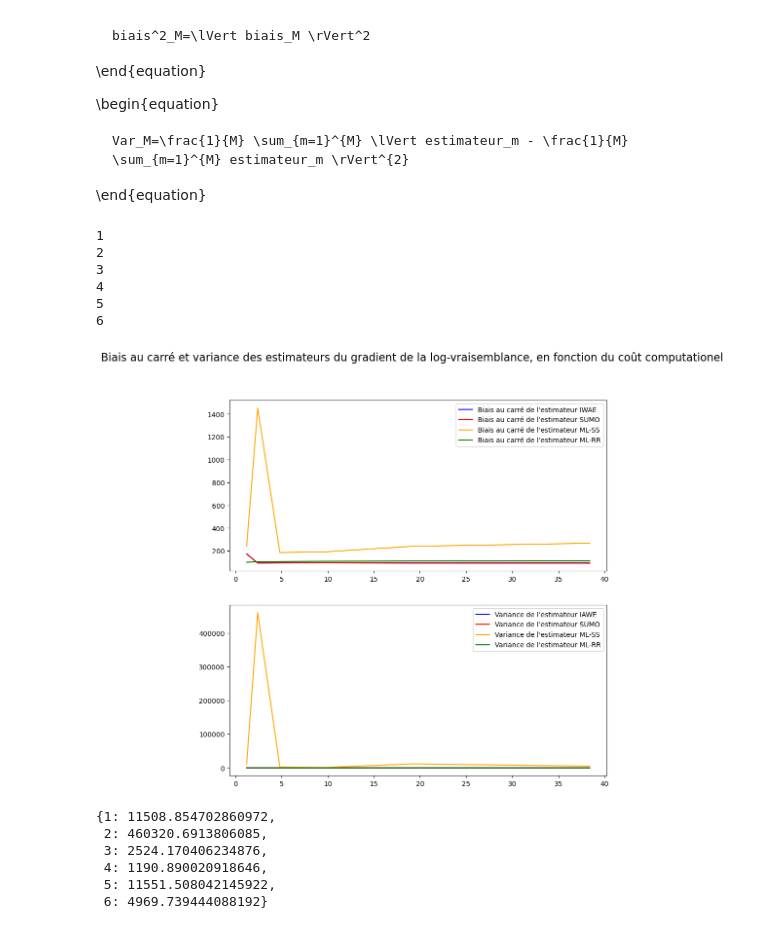
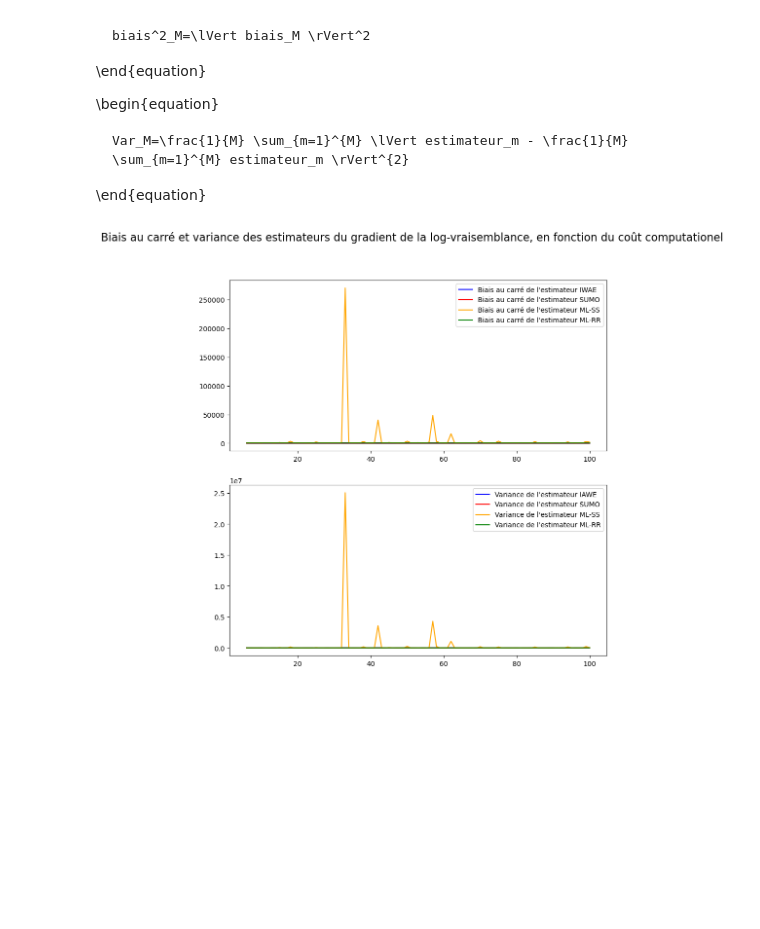
Before and after one commit to yanisrem/Simulation_and_Monte_Carlo_methods_project, a Jupyter notebook: main.ipynb, the cells around one changed output. Cells and saved outputs as stored; diff of their text form; code cells hidden in the pictures; blank space fills up the shorter version.

Commit message:
tentative amélioration gradient ML-SS

```diff
--- a/main.ipynb
+++ b/main.ipynb
@@ -14,7 +14,10 @@ On tire $\mathbf{x}$ et $\theta$ au hasard dans $\mathbb{R}^{20}$ et on fixe les
 np.random.seed(8878)
 
 theta=simulate_gaussian_vector(mu=np.array([0]*20), sigma=np.identity(20))
-x=simulate_gaussian_vector(mu=theta, sigma=2*np.identity(20))
+z=simulate_gaussian_vector(mu=theta, sigma=np.identity(20))
+x=simulate_gaussian_vector(mu=z, sigma=np.identity(20)) #on sait simuler x|z
+
+#x=simulate_gaussian_vector(mu=theta, sigma=2*np.identity(20))
 
 A_optimal=np.matrix(np.identity(20))*0.5
 b_optimal=theta/2
@@ -156,8 +138,8 @@ def procedure_MC_logvraisemblance(M, L, x, theta, A, b):
 # %%
 np.random.seed(123)
 
-biais_IWAE_M, biais_SUMO_M, biais_SS_M, biais_RR_M, var_IWAE_M, var_SUMO_M, var_SS_M, var_RR_M = procedure_MC_logvraisemblance(M=1000,
-                                                                                                                               L=6,
+biais_IWAE_M, biais_SUMO_M, biais_SS_M, biais_RR_M, var_IWAE_M, var_SUMO_M, var_SS_M, var_RR_M = procedure_MC_logvraisemblance(M=100,
+                                                                                                                               K_max=100,
                                                                                                                                x=x,
                                                                                                                                theta=theta,
                                                                                                                                A=A,
@@ -261,7 +234,7 @@ Le gradient de la log-vraisemblance ainsi que les différents estimateurs associ
 
 \end{equation}
 # %%
-def procedure_MC_gradientlogvraisemblance(M, L, x, theta, A, b):
+def procedure_MC_gradientlogvraisemblance(M, x, theta, A, b, K_max=384):
 
     biais_IWAE_M={}
     biais_SUMO_M={}
@@ -273,9 +246,8 @@ def procedure_MC_gradientlogvraisemblance(M, L, x, theta, A, b):
     var_SS_M={}
     var_RR_M={}
 
-    l=1
-    while l<=L:
-        print(l)
+    l=6
+    while l<=K_max:
         m=1
         estimations_IWAE_M_l=np.array([])
         estimations_SUMO_M_l=np.array([])
@@ -285,9 +257,9 @@ def procedure_MC_gradientlogvraisemblance(M, L, x, theta, A, b):
 
         while m<=M:
             gradient_log_vraisemblance_estim_IWAE=importance_sampling_gradientlogvraisemblance(k=l, theta=theta, A=A, b=b, x=x)
-            gradient_log_vraisemblance_estim_SUMO=estimateur_SUMO_gradientlogvraisemblance(theta=theta, A=A, b=b, x=x, r=0.6, l=l)
-            gradient_log_vraisemblance_estim_SS=estimateur_ML_SS_gradientlogvraisemblance(theta=theta, A=A, b=b, x=x, r=0.6, l=l)
-            gradient_log_vraisemblance_estim_RR=estimateur_ML_RR_gradientlogvraisemblance(theta=theta, A=A, b=b, x=x, r=0.6, l=l)
+            gradient_log_vraisemblance_estim_SUMO=estimateur_SUMO_gradientlogvraisemblance(theta=theta, A=A, b=b, x=x, r=0.6, k_max=l)
+            gradient_log_vraisemblance_estim_SS=estimateur_ML_SS_gradientlogvraisemblance(theta=theta, A=A, b=b, x=x, r=0.6, k_max=l)
+            gradient_log_vraisemblance_estim_RR=estimateur_ML_RR_gradientlogvraisemblance(theta=theta, A=A, b=b, x=x, r=0.6, k_max=l)
 
             if m==1:
                 estimations_IWAE_M_l= np.append(estimations_IWAE_M_l, gradient_log_vraisemblance_estim_IWAE)
@@ -407,19 +305,12 @@ def procedure_MC_gradientlogvraisemblance(M, L, x, theta, A, b):
 # %%
 np.random.seed(123)
 
-biais_IWAE_M_gradient, biais_SUMO_M_gradient, biais_SS_M_gradient, biais_RR_M_gradient, var_IWAE_M_gradient, var_SUMO_M_gradient, var_SS_M_gradient, var_RR_M_gradient = procedure_MC_gradientlogvraisemblance(M=1000,
-                                                                                                                                                                                                        L=6,
+biais_IWAE_M_gradient, biais_SUMO_M_gradient, biais_SS_M_gradient, biais_RR_M_gradient, var_IWAE_M_gradient, var_SUMO_M_gradient, var_SS_M_gradient, var_RR_M_gradient = procedure_MC_gradientlogvraisemblance(M=100,
+                                                                                                                                                                                                        K_max=100,
                                                                                                                                                                                                         x=x,
                                                                                                                                                                                                         theta=theta,
                                                                                                                                                                                                         A=A,
                                                                                                                                                                                                         b=b)
-# %% [output]
-1
-2
-3
-4
-5
-6
 # %%
 sorted_biais_IWAE_M_gradient = sorted(biais_IWAE_M_gradient.items())
 sorted_biais_SUMO_M_gradient = sorted(biais_SUMO_M_gradient.items())
@@ -427,48 +318,39 @@ sorted_biais_SS_M_gradient = sorted(biais_SS_M_gradient.items())
 sorted_biais_RR_M_gradient = sorted(biais_RR_M_gradient.items())
 
 sorted_var_IWAE_M_gradient = sorted(var_IWAE_M_gradient.items())
 sorted_var_SUMO_M_gradient = sorted(var_SUMO_M_gradient.items())
 sorted_var_SS_M_gradient = sorted(var_SS_M_gradient.items())
 sorted_var_RR_M_gradient = sorted(var_RR_M_gradient.items())
 
 l, biais_IAWE_gradient = zip(*sorted_biais_IWAE_M_gradient)
 l, biais_SUMO_gradient = zip(*sorted_biais_SUMO_M_gradient)
 l, biais_SS_gradient = zip(*sorted_biais_SS_M_gradient)
 l, biais_RR_gradient = zip(*sorted_biais_RR_M_gradient)
 
 l, var_IAWE_gradient = zip(*sorted_var_IWAE_M_gradient)
 l, var_SUMO_gradient = zip(*sorted_var_SUMO_M_gradient)
 l, var_SS_gradient = zip(*sorted_var_SS_M_gradient)
 l, var_RR_gradient = zip(*sorted_var_RR_M_gradient)
 
 fig, axs = plt.subplots(2,1, figsize=(10, 10))
 
-axs[0].plot(list_c, biais_IAWE_gradient, 'b', label="Biais au carré de l'estimateur IWAE", color="blue")
-axs[0].plot(list_c, biais_SUMO_gradient, 'b', label="Biais au carré de l'estimateur SUMO", color="red")
-axs[0].plot(list_c, biais_SS_gradient, 'b', label="Biais au carré de l'estimateur ML-SS", color="orange")
-axs[0].plot(list_c, biais_RR_gradient, 'b', label="Biais au carré de l'estimateur ML-RR", color="green")
+axs[0].plot(l, biais_IAWE_gradient, 'b', label="Biais au carré de l'estimateur IWAE", color="blue")
+axs[0].plot(l, biais_SUMO_gradient, 'b', label="Biais au carré de l'estimateur SUMO", color="red")
+axs[0].plot(l, biais_SS_gradient, 'b', label="Biais au carré de l'estimateur ML-SS", color="orange")
+axs[0].plot(l, biais_RR_gradient, 'b', label="Biais au carré de l'estimateur ML-RR", color="green")
 
 axs[0].legend()
 
 fig.suptitle('Biais au carré et variance des estimateurs du gradient de la log-vraisemblance, en fonction du coût computationel', fontsize=16)
 
-axs[1].plot(list_c, var_IAWE_gradient, 'b', label="Variance de l'estimateur IAWE", color="blue")
-axs[1].plot(list_c, var_SUMO_gradient, 'b', label="Variance de l'estimateur SUMO", color="red")
-axs[1].plot(list_c, var_SS_gradient, 'b', label="Variance de l'estimateur ML-SS", color="orange")
-axs[1].plot(list_c, var_RR_gradient, 'b', label="Variance de l'estimateur ML-RR", color="green")
+axs[1].plot(l, var_IAWE_gradient, 'b', label="Variance de l'estimateur IAWE", color="blue")
+axs[1].plot(l, var_SUMO_gradient, 'b', label="Variance de l'estimateur SUMO", color="red")
+axs[1].plot(l, var_SS_gradient, 'b', label="Variance de l'estimateur ML-SS", color="orange")
+axs[1].plot(l, var_RR_gradient, 'b', label="Variance de l'estimateur ML-RR", color="green")
 
 
 axs[1].legend()
 
 plt.show()
 # %% [output]
-[figure, old version]
+[figure, new version]
-# %%
-var_SS_M_gradient
-# %% [output]
-{1: 11508.854702860972,
- 2: 460320.6913806085,
- 3: 2524.170406234876,
- 4: 1190.890020918646,
- 5: 11551.508042145922,
- 6: 4969.739444088192}
```
Also changed, not shown: parts of 15 cells of this notebook, 3 other files.
